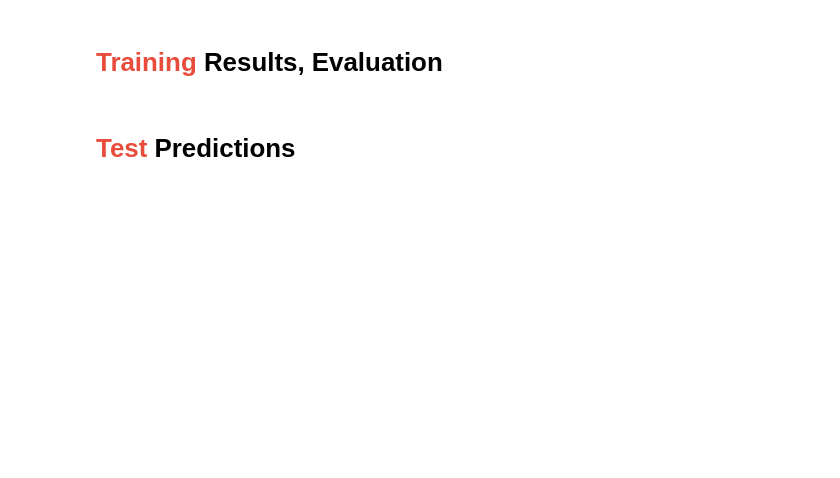
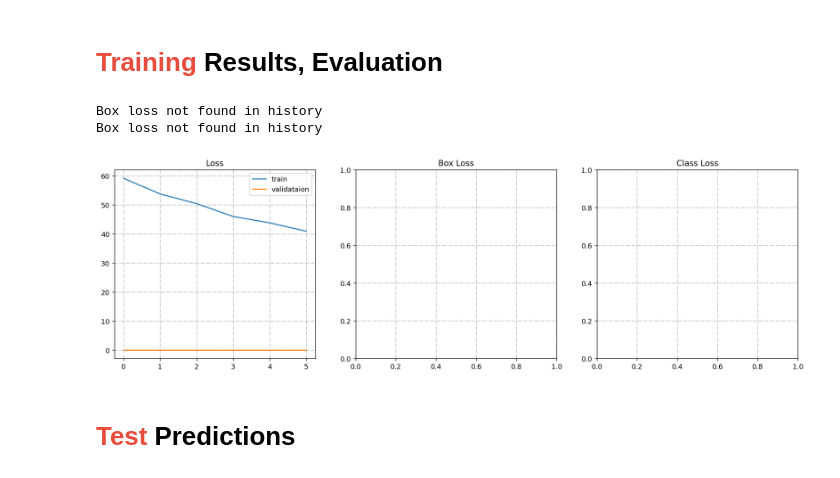
Before and after one commit to HolyHack-2024/Team_17, a Jupyter notebook: src/AModel/acne-detection-train.ipynb, the cells around one changed output. Cells and saved outputs as stored; diff of their text form; code cells hidden in the pictures; blank space fills up the shorter version.

Commit message:
model works

```diff
--- a/src/AModel/acne-detection-train.ipynb
+++ b/src/AModel/acne-detection-train.ipynb
@@ -194,7 +213,10 @@ stg = tf.distribute.MirroredStrategy()
 # %% [output]
 INFO:tensorflow:Using MirroredStrategy with devices ('/job:localhost/replica:0/task:0/device:CPU:0',)
 # %%
-# creating yolo backbone
+import keras_cv
+from tensorflow.keras.callbacks import ModelCheckpoint
+from tensorflow.keras.callbacks import ReduceLROnPlateau
+from tensorflow.keras.callbacks import EarlyStopping
 
 with stg.scope():
     backbone = keras_cv.models.YOLOV8Backbone.from_preset("yolo_v8_xs_backbone", include_rescaling = True)
@@ -203,14 +225,14 @@ with stg.scope():
                                                   bounding_box_format = "xyxy", backbone = backbone, fpn_depth = 5)
 
     optimizer = AdamW(learning_rate=0.0007, weight_decay=0.0009, global_clipnorm = 10.0)
-    my_callbacks = [ModelCheckpoint('src/save_model/yolo_acne_detection.weights.h5', monitor = 'val_loss',save_best_only = True, save_weights_only = True),
+    my_callbacks = [ModelCheckpoint('src/checkpoints/yolo_acne_detection.weights.h5', monitor = 'val_loss',save_best_only = True, save_weights_only = True),
                     ReduceLROnPlateau(monitor='val_loss', factor=0.01, patience=8, verbose=0, min_delta=0.001),
-                    EarlyStopping(monitor='val_loss', patience=20)]
+                    EarlyStopping(monitor='val_loss', patience=10)]
 
 
     YOLOV8_model.compile(optimizer = optimizer, classification_loss = 'binary_crossentropy', box_loss = 'ciou')
 # %% [markdown]
 # <span style="color:#e74c3c;"> Training </span>
 # %%
-hist = YOLOV8_model.fit(train_dataset, validation_data = valid_dataset,  epochs = 140, callbacks = my_callbacks)
+hist = YOLOV8_model.fit(train_dataset, validation_data = valid_dataset,  epochs = 20, callbacks = my_callbacks)
 # %% [output]
@@ -222,23 +269,34 @@ Epoch 1/140
 # %%
 fig, axs = plt.subplots(1,3, figsize = (18,5), dpi = 130)
 
 axs[0].grid(linestyle="dashdot")
 axs[0].set_title("Loss")
 axs[0].plot(hist.history['loss'][5:])
 axs[0].plot(hist.history['val_loss'][5:])
 axs[0].legend(["train", "validataion"])
 
 axs[1].grid(linestyle="dashdot")
 axs[1].set_title("Box Loss")
-axs[1].plot(hist.history['box_loss'])
-axs[1].plot(hist.history['val_box_loss'])
-axs[1].legend(["train",  "validataion"])
+if 'box_loss' in hist.history:
+    axs[1].plot(hist.history['box_loss'])
+    axs[1].plot(hist.history['val_box_loss'])
+    axs[1].legend(["train", "validation"])
+else:
+    print("Box loss not found in history")
+
 
 axs[2].grid(linestyle="dashdot")
 axs[2].set_title("Class Loss")
-axs[2].plot(hist.history['class_loss'][5:])
-axs[2].plot(hist.history['val_class_loss'][5:])
-axs[2].legend(["train",  "validataion"])
+if 'class_loss' in hist.history:
+    axs[2].plot(hist.history['class_loss'])
+    axs[2].plot(hist.history['val_class_loss'])
+    axs[2].legend(["train", "validation"])
+else:
+    print("Box loss not found in history")
+# %% [output]
+Box loss not found in history
+Box loss not found in history
+[figure, added]
 # %% [markdown]
 # <span style="color:#e74c3c;"> Test </span> Predictions
 # %%
```
Also changed, not shown: parts of 11 cells of this notebook.
